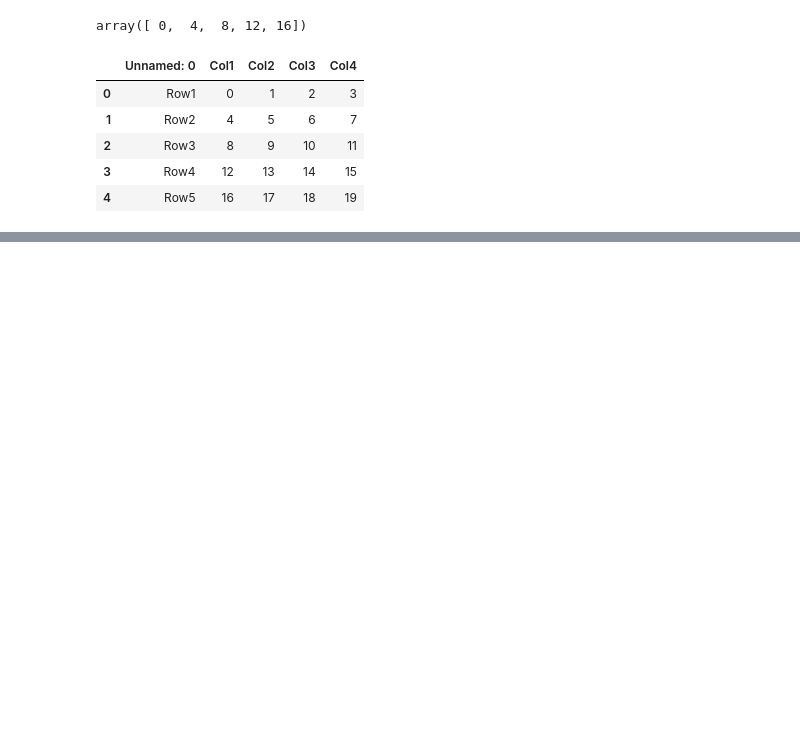
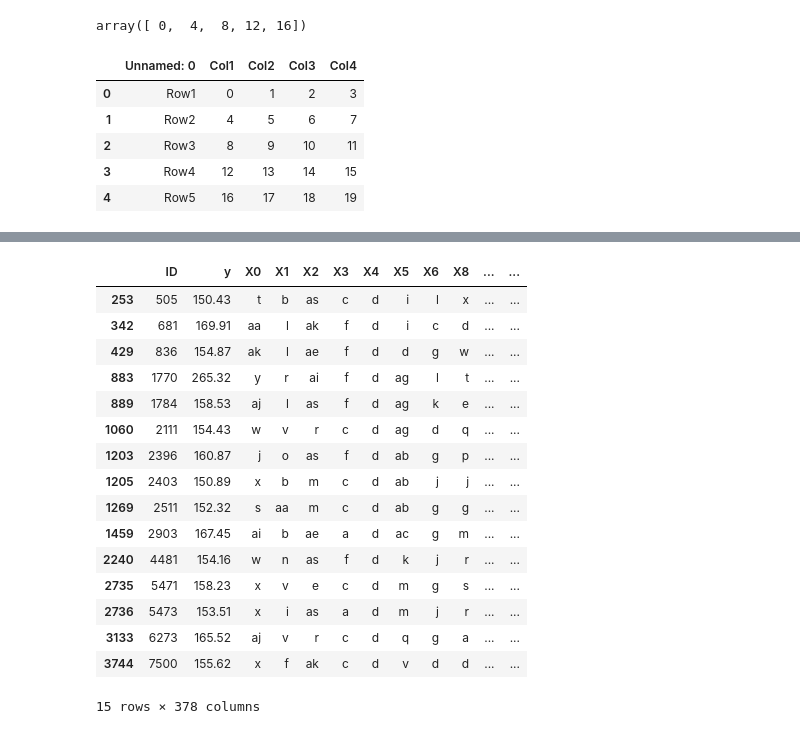
Before and after one commit to aiwithmaha/myPython7am, a Jupyter notebook: Fundations/4PandasReadingfiles.ipynb, the cells around one changed output, grey strips where cells are left out. Saved outputs shown, nothing was run; the diff lists cells and outputs as text; code cells hidden in the pictures; blank space fills up the shorter version.

```diff
--- a/Fundations/4PandasReadingfiles.ipynb
+++ b/Fundations/4PandasReadingfiles.ipynb
@@ -186,3 +187,5 @@ df.head()
 | 2 | Row3 | 8 | 9 | 10 | 11 |
 | 3 | Row4 | 12 | 13 | 14 | 15 |
 | 4 | Row5 | 16 | 17 | 18 | 19 |
+# %%
+df2=pd.read_csv('benz.csv')
@@ -188,0 +243,20 @@ df.head()
+# %%
+df2[df2['y']>150]
+# %% [output]
+|  | ID | y | X0 | X1 | X2 | X3 | X4 | X5 | X6 | X8 | ... | ... |
+| 253 | 505 | 150.43 | t | b | as | c | d | i | l | x | ... | ... |
+| 342 | 681 | 169.91 | aa | l | ak | f | d | i | c | d | ... | ... |
+| 429 | 836 | 154.87 | ak | l | ae | f | d | d | g | w | ... | ... |
+| 883 | 1770 | 265.32 | y | r | ai | f | d | ag | l | t | ... | ... |
+| 889 | 1784 | 158.53 | aj | l | as | f | d | ag | k | e | ... | ... |
+| 1060 | 2111 | 154.43 | w | v | r | c | d | ag | d | q | ... | ... |
+| 1203 | 2396 | 160.87 | j | o | as | f | d | ab | g | p | ... | ... |
+| 1205 | 2403 | 150.89 | x | b | m | c | d | ab | j | j | ... | ... |
+| 1269 | 2511 | 152.32 | s | aa | m | c | d | ab | g | g | ... | ... |
+| 1459 | 2903 | 167.45 | ai | b | ae | a | d | ac | g | m | ... | ... |
+| 2240 | 4481 | 154.16 | w | n | as | f | d | k | j | r | ... | ... |
+| 2735 | 5471 | 158.23 | x | v | e | c | d | m | g | s | ... | ... |
+| 2736 | 5473 | 153.51 | x | i | as | a | d | m | j | r | ... | ... |
+| 3133 | 6273 | 165.52 | aj | v | r | c | d | q | g | a | ... | ... |
+| 3744 | 7500 | 155.62 | x | f | ak | c | d | v | d | d | ... | ... |
+15 rows × 378 columns
```
Also changed, not shown: parts of 44 cells of this notebook, 6 other files.
